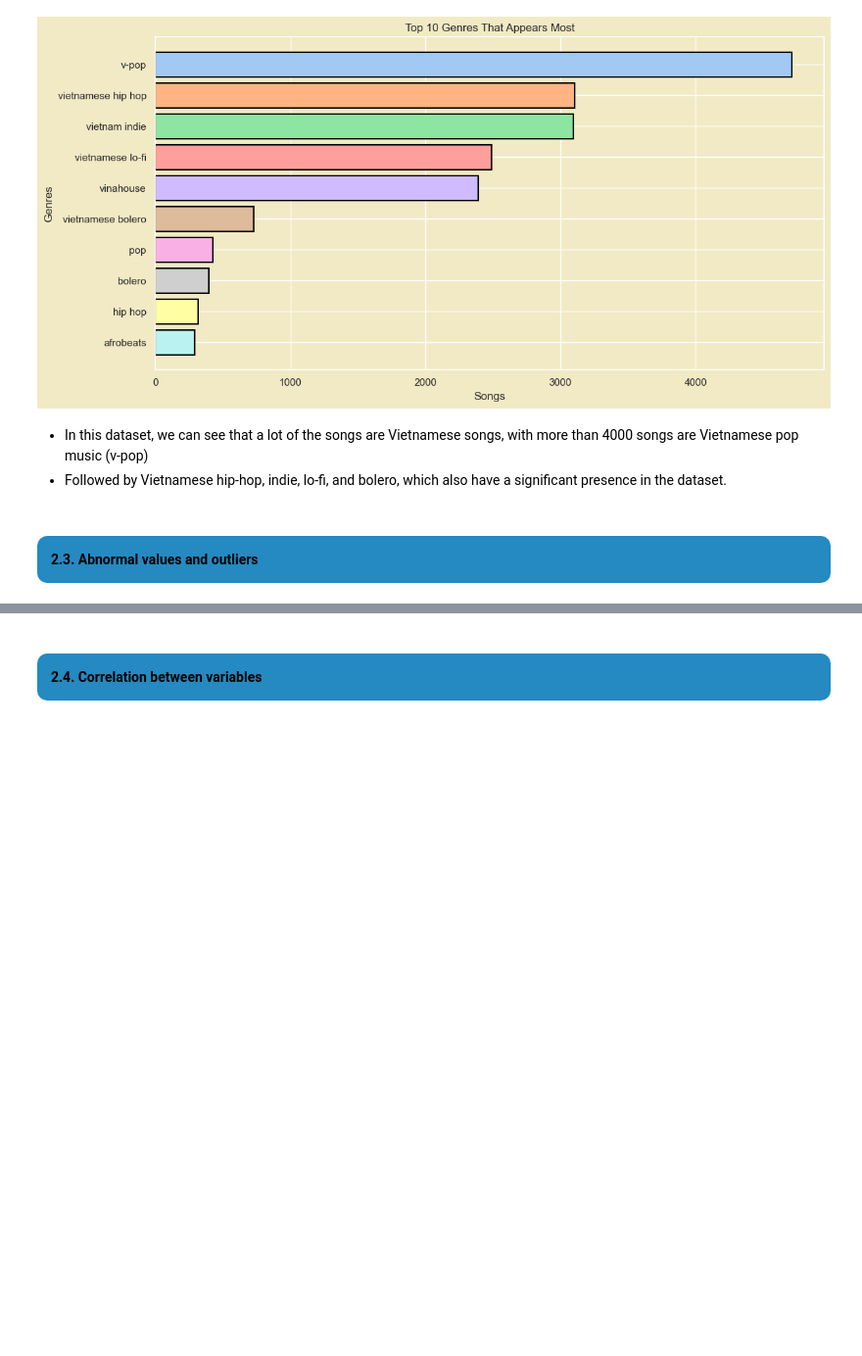
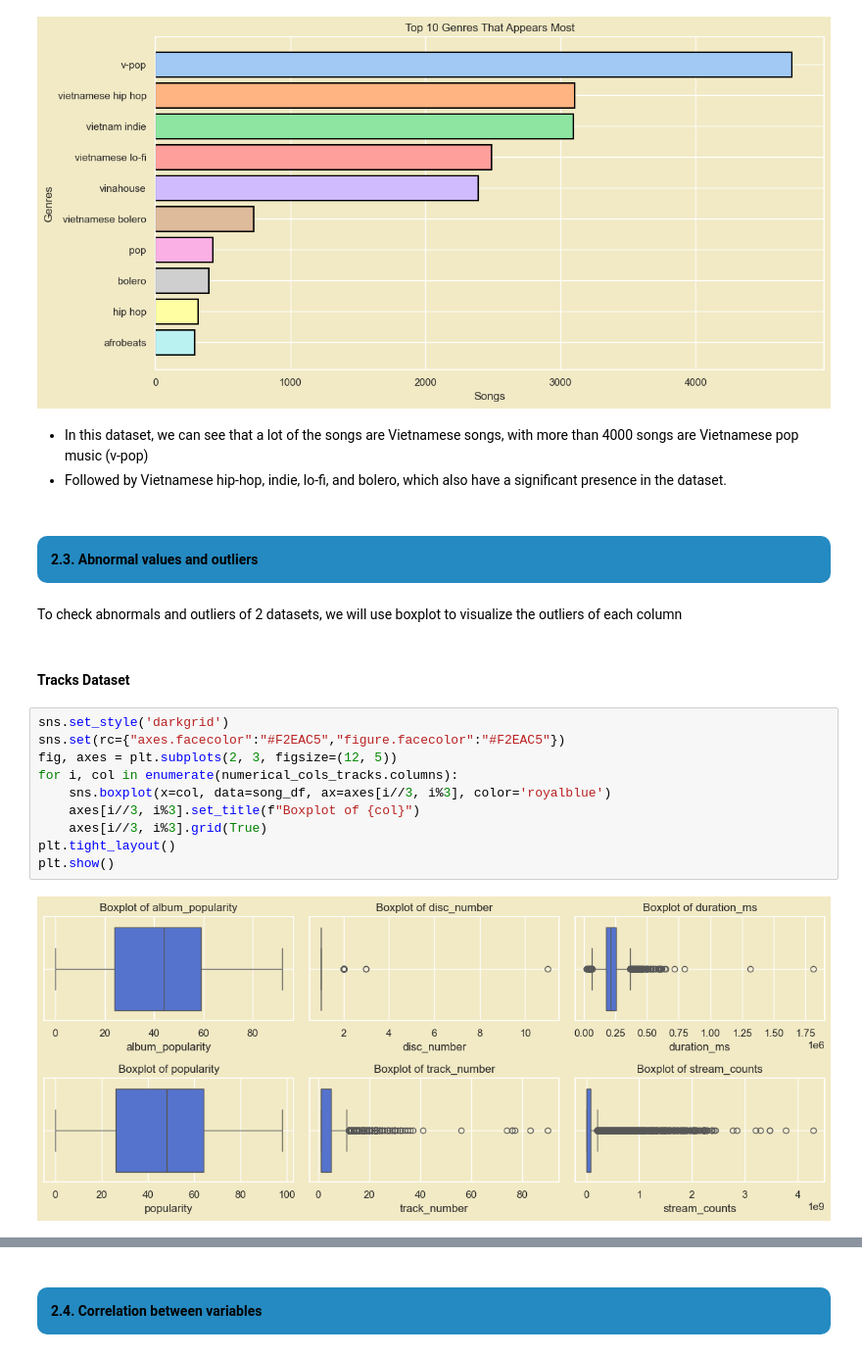
Before and after one commit to truongthuankiet1990gmailcom/Data-Visualization-HW1, a Jupyter notebook: notebook.ipynb, the cells around one changed output, grey strips where cells are left out. Shown at 98% size. Cells and saved outputs as stored; diff of their text form; blank space fills up the shorter version.

Commit message:
finish outliers and correlation

```diff
--- a/notebook.ipynb
+++ b/notebook.ipynb
@@ -2215,3 +2215,19 @@ categorical_columns_plot(categorical_cols, column_name='genres',
 # %% [markdown]
 <a class="anchor" id="2.3."></a>
 <h4 style="text-align: left; background-color:rgb(36, 138, 193); font-family:newtimeroman; color: black; padding: 14px; line-height: 1; border-radius:10px"><b>2.3. Abnormal values and outliers</b></h4>
+# %% [markdown]
+To check abnormals and outliers of 2 datasets, we will use boxplot to visualize the outliers of each column
+# %% [markdown]
+#### Tracks Dataset
+# %%
+sns.set_style('darkgrid')
+sns.set(rc={"axes.facecolor":"#F2EAC5","figure.facecolor":"#F2EAC5"})
+fig, axes = plt.subplots(2, 3, figsize=(12, 5))
+for i, col in enumerate(numerical_cols_tracks.columns):
+    sns.boxplot(x=col, data=song_df, ax=axes[i//3, i%3], color='royalblue')
+    axes[i//3, i%3].set_title(f"Boxplot of {col}")
+    axes[i//3, i%3].grid(True)
+plt.tight_layout()
+plt.show()
+# %% [output]
+[figure, added]
```
Also changed, not shown: parts of 13 cells of this notebook.
